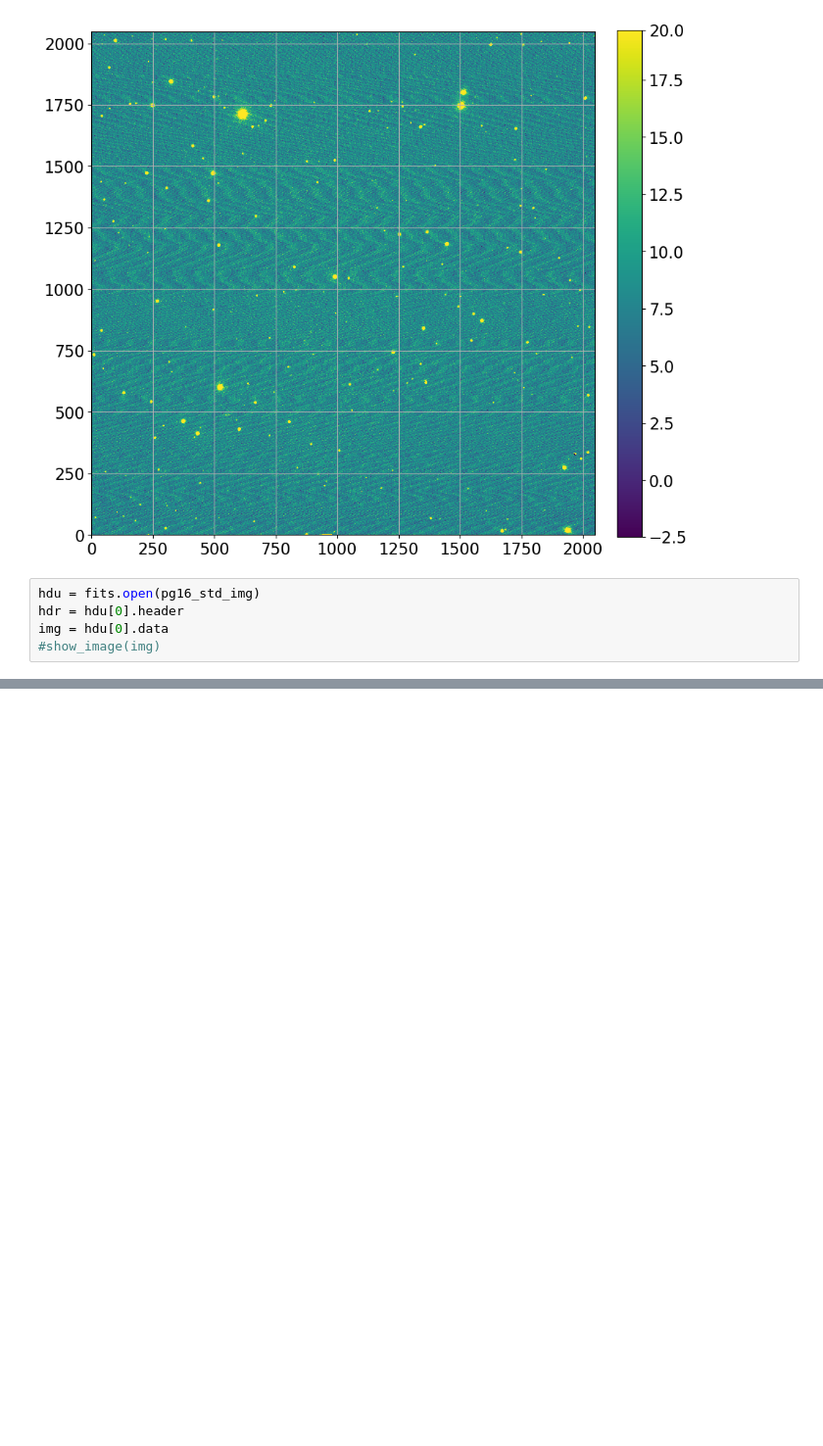
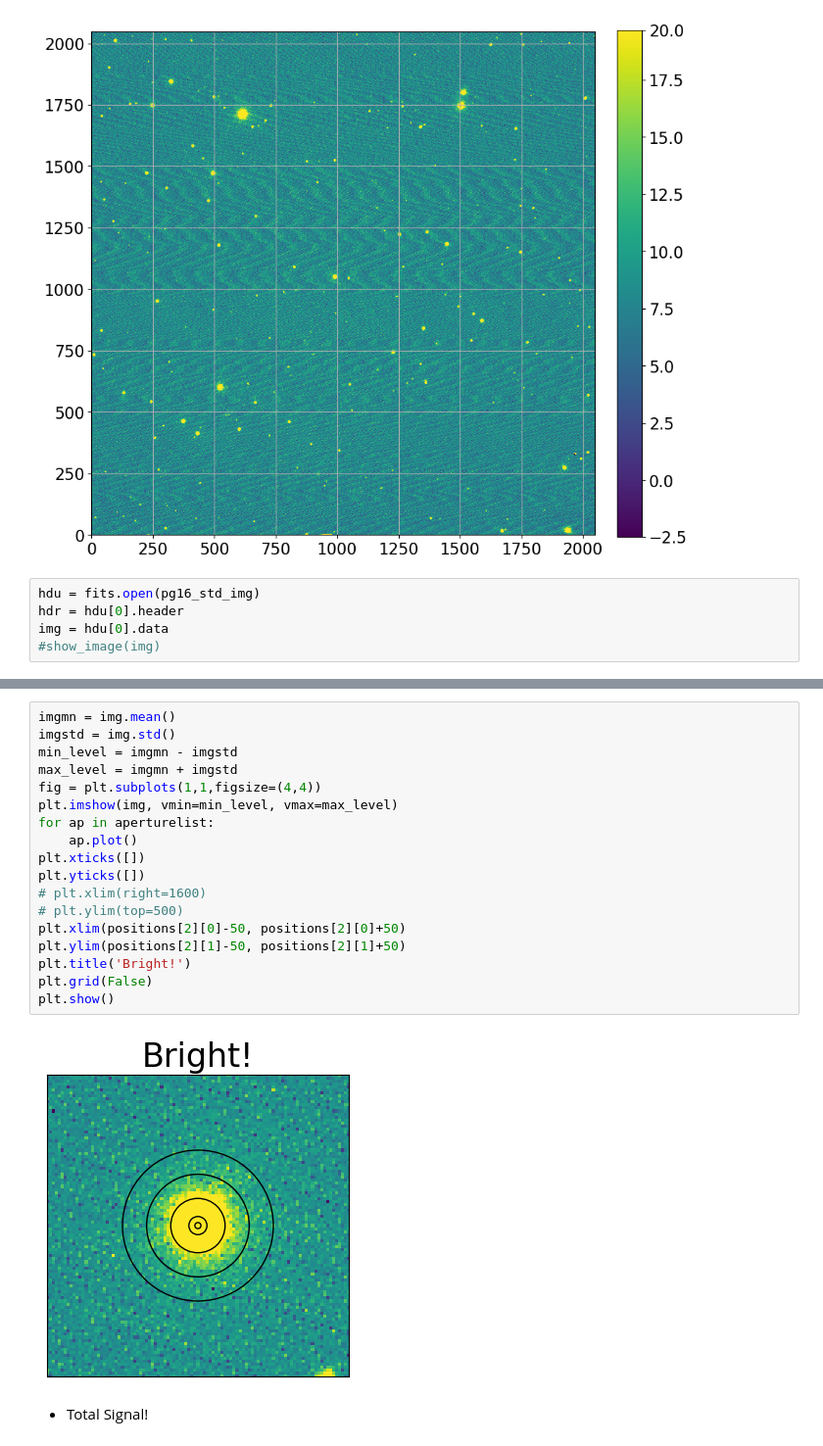
Before and after one commit to VanderbiltAstronomy/astr_8060_f23, a Jupyter notebook: work/schultls/hw6/hw6_nb.ipynb, the cells around one changed output, grey strips where cells are left out. Shown at 98% size. Saved outputs shown, nothing was run; the diff lists cells and outputs as text; blank space fills up the shorter version.

```diff
--- a/work/schultls/hw6/hw6_nb.ipynb
+++ b/work/schultls/hw6/hw6_nb.ipynb
@@ -209,0 +225,22 @@ print(aperture.area)
+# %%
+imgmn = img.mean()
+imgstd = img.std()
+min_level = imgmn - imgstd
+max_level = imgmn + imgstd
+fig = plt.subplots(1,1,figsize=(4,4))
+plt.imshow(img, vmin=min_level, vmax=max_level)
+for ap in aperturelist:
+    ap.plot()
+plt.xticks([])
+plt.yticks([])
+# plt.xlim(right=1600)
+# plt.ylim(top=500)
+plt.xlim(positions[2][0]-50, positions[2][0]+50)
+plt.ylim(positions[2][1]-50, positions[2][1]+50)
+plt.title('Bright!')
+plt.grid(False)
+plt.show()
+# %% [output]
+[figure, added]
+# %% [markdown]
+* Total Signal!
```
Also changed, not shown: parts of 17 cells of this notebook.
